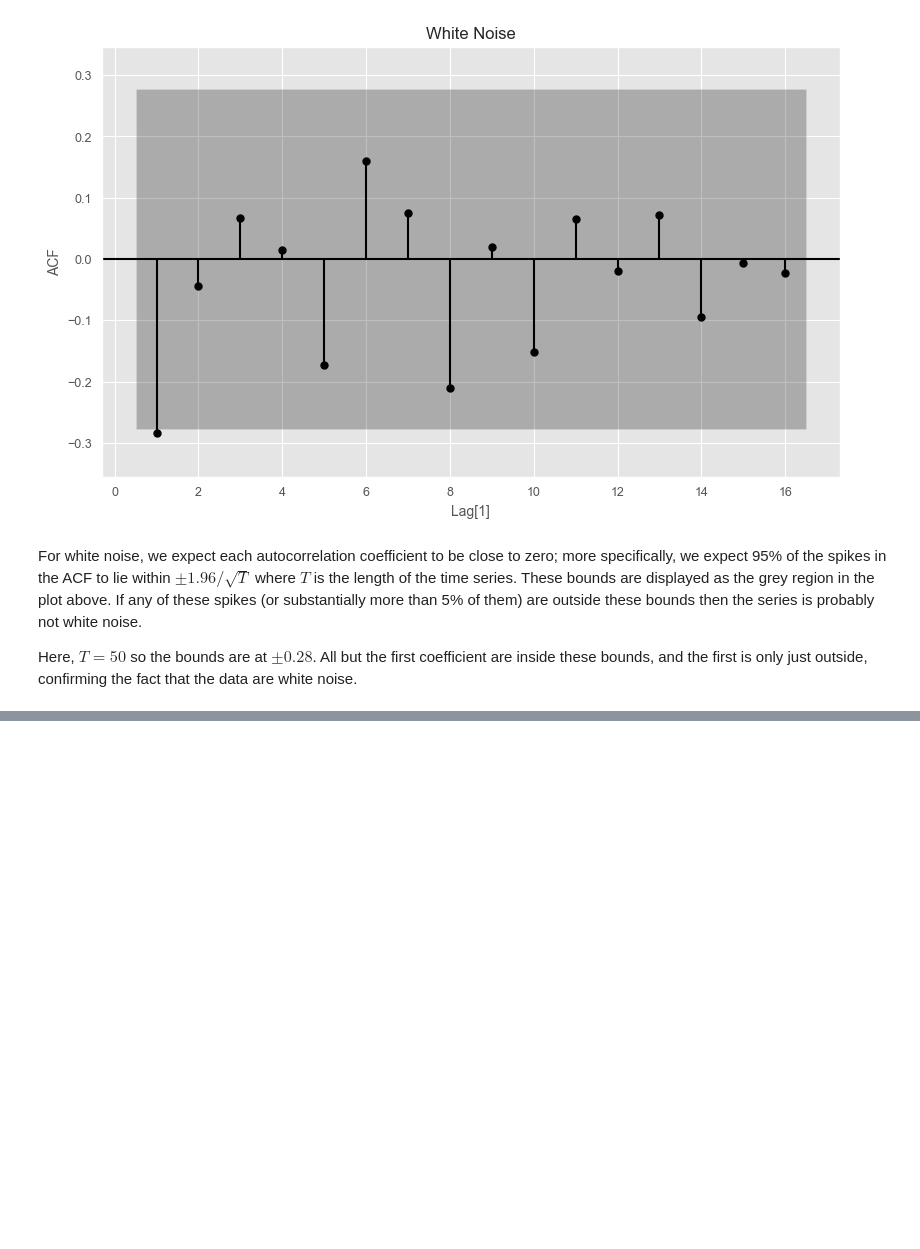
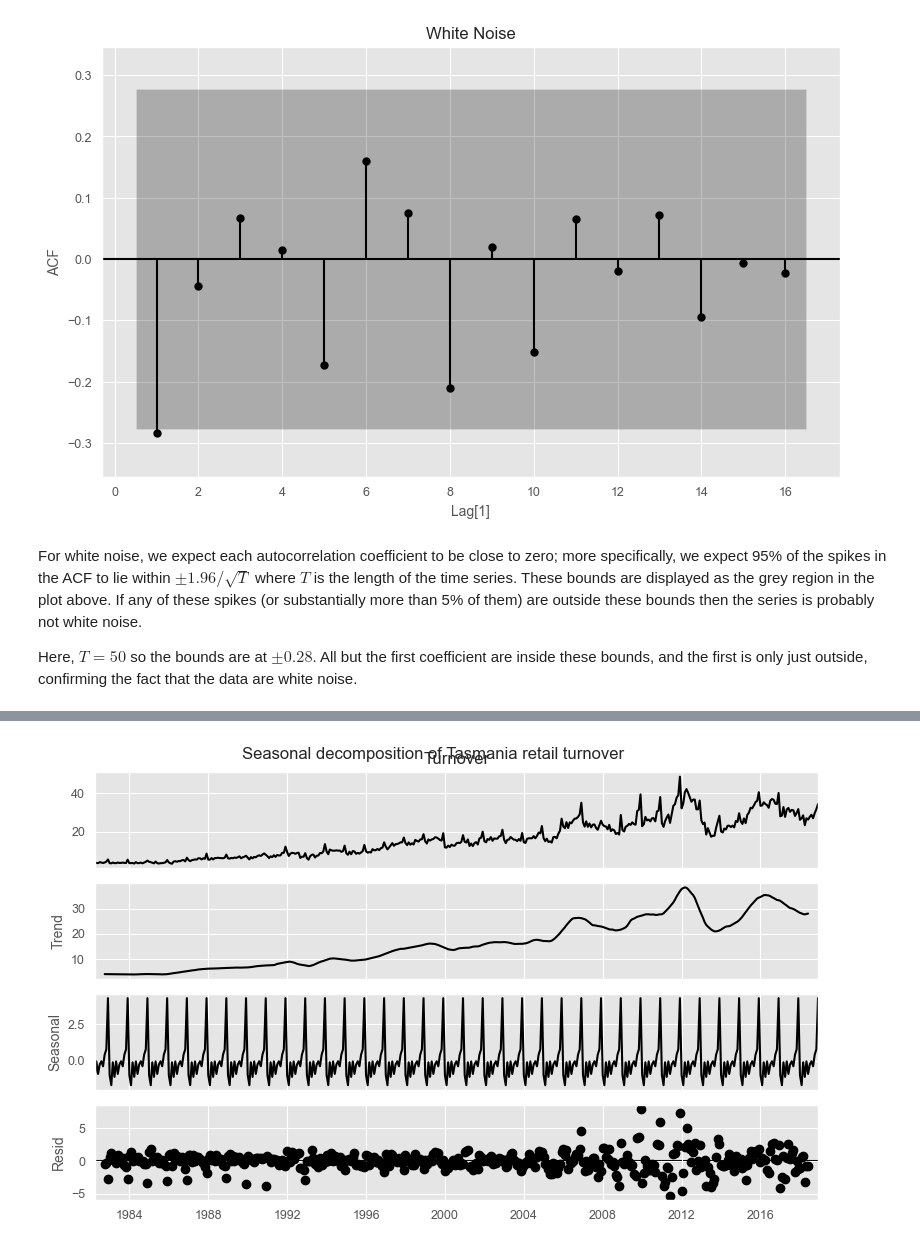
Before and after one commit to darmendariz/fpp, a Jupyter notebook: 02_time_series_graphics.ipynb, the cells around one changed output, grey strips where cells are left out. Cells and saved outputs as stored; diff of their text form; code cells hidden in the pictures; blank space fills up the shorter version.

```diff
--- a/02_time_series_graphics.ipynb
+++ b/02_time_series_graphics.ipynb
@@ -792,0 +854,8 @@ Here, $T=50$ so the bounds are at $\pm 0.28$. All but the first coefficient are
+# %%
+from statsmodels.tsa.seasonal import seasonal_decompose
+
+seasonal_decompose(myseries["Turnover"], model="additive", period=12).plot()
+plt.suptitle(f"Seasonal decomposition of {state} retail turnover")
+plt.show()
+# %% [output]
+[figure, added]
```
Also changed, not shown: parts of 11 cells of this notebook, 1 other file.
